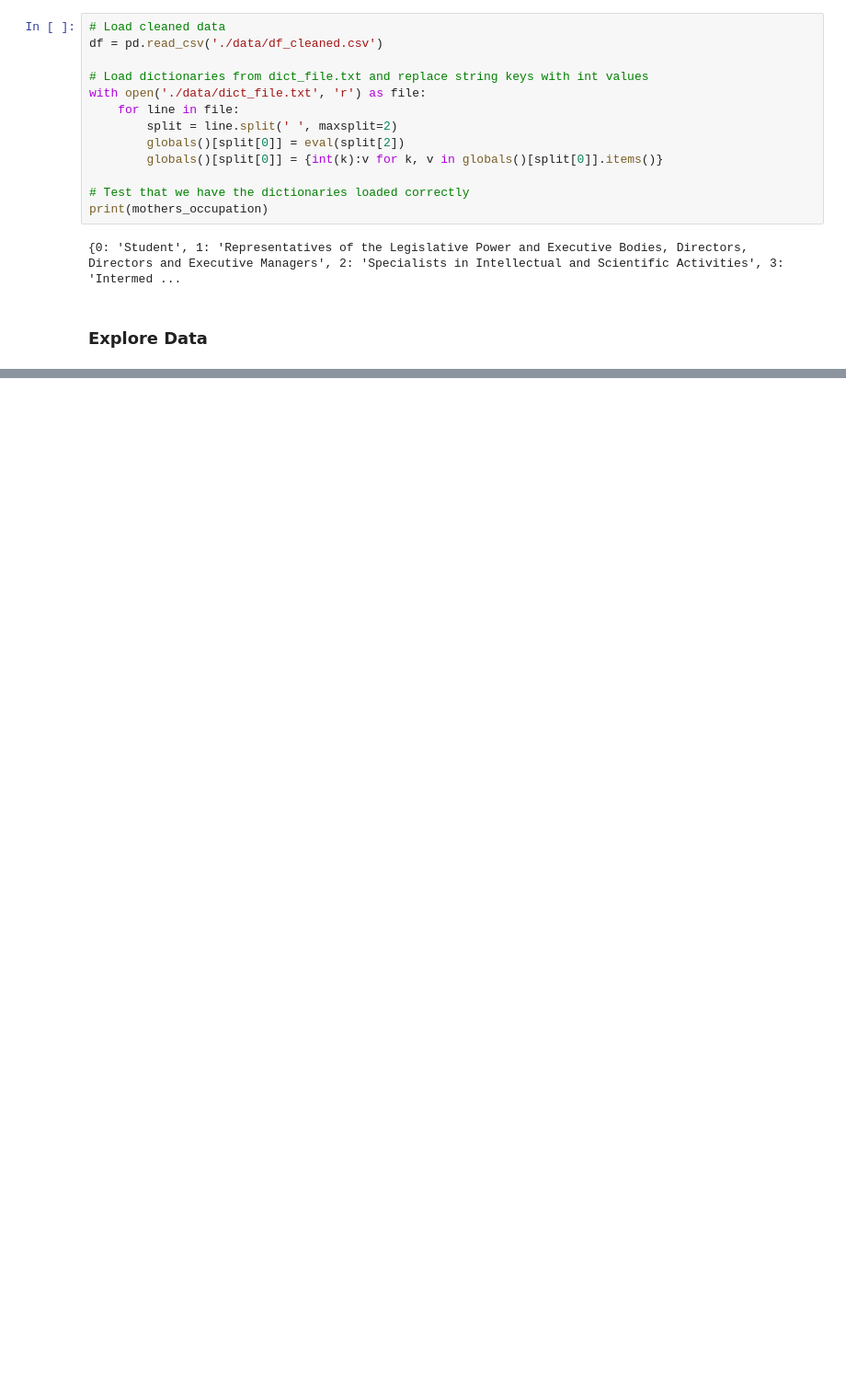
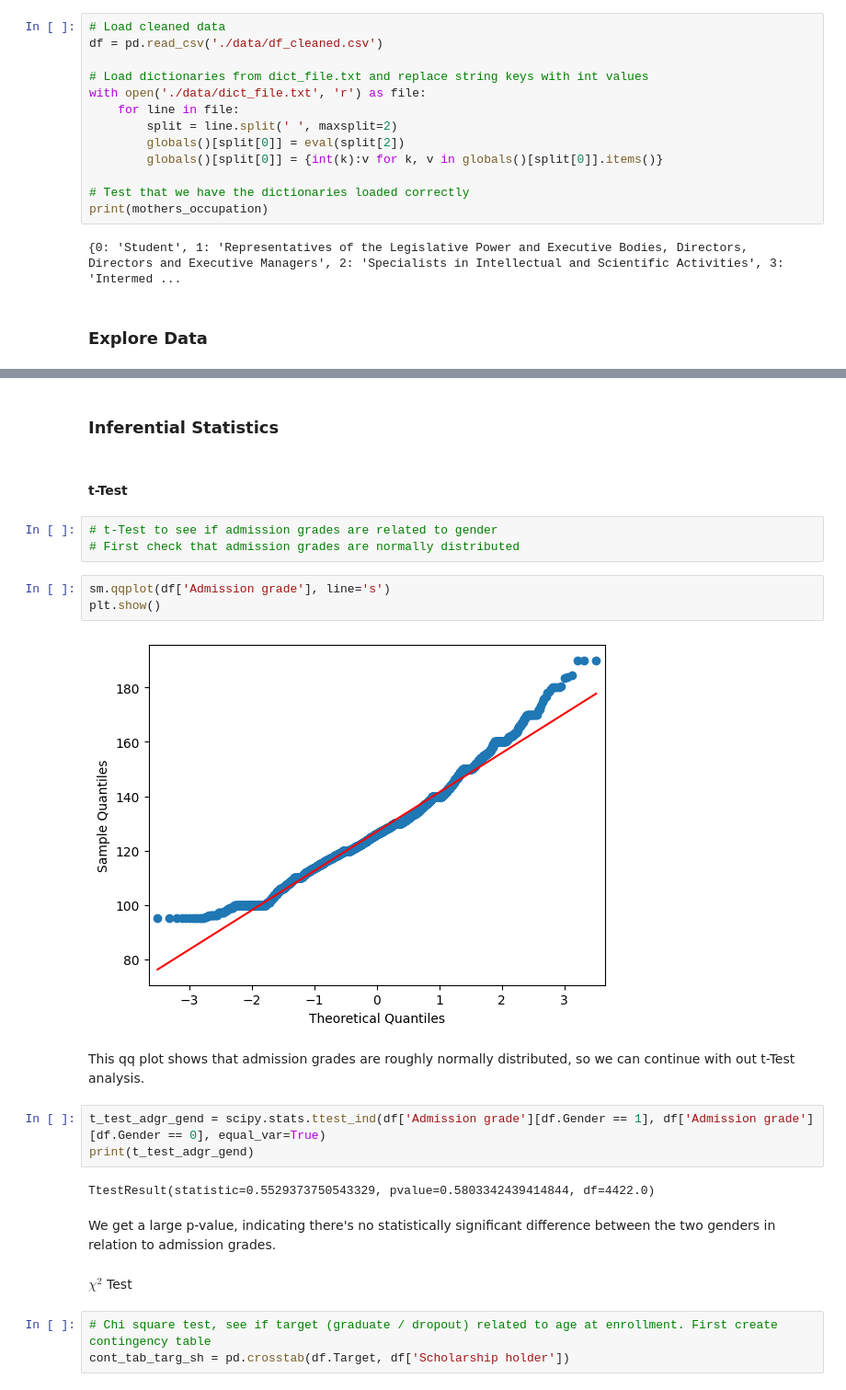
Before and after one commit to bktakacs/Student-Academic-Outcome-Prediction-Capstone, a Jupyter notebook: eda_c2.ipynb, the cells around one changed output, grey strips where cells are left out. Shown: that part at 92% size. Drawn from its saved outputs; the diff is of its cells as text; blank space fills up the shorter version.

Commit message:
added inferential stats tests

```diff
--- a/eda_c2.ipynb
+++ b/eda_c2.ipynb
@@ -39,0 +111,26 @@ Most international students are:  Brazilian
+# %% [markdown]
+### __Inferential Statistics__
+# %% [markdown]
+#### __t-Test__
+# %%
+# t-Test to see if admission grades are related to gender
+# First check that admission grades are normally distributed
+# %%
+sm.qqplot(df['Admission grade'], line='s')
+plt.show()
+# %% [output]
+[figure, added]
+# %% [markdown]
+This qq plot shows that admission grades are roughly normally distributed, so we can continue with out t-Test analysis.
+# %%
+t_test_adgr_gend = scipy.stats.ttest_ind(df['Admission grade'][df.Gender == 1], df['Admission grade'][df.Gender == 0], equal_var=True)
+print(t_test_adgr_gend)
+# %% [output]
+TtestResult(statistic=0.5529373750543329, pvalue=0.5803342439414844, df=4422.0)
+# %% [markdown]
+We get a large p-value, indicating there's no statistically significant difference between the two genders in relation to admission grades.
+# %% [markdown]
+$\chi^{2}$ Test
+# %%
+# Chi square test, see if target (graduate / dropout) related to age at enrollment. First create contingency table
+cont_tab_targ_sh = pd.crosstab(df.Target, df['Scholarship holder'])
```
Also changed, not shown: parts of 39 cells of this notebook.
